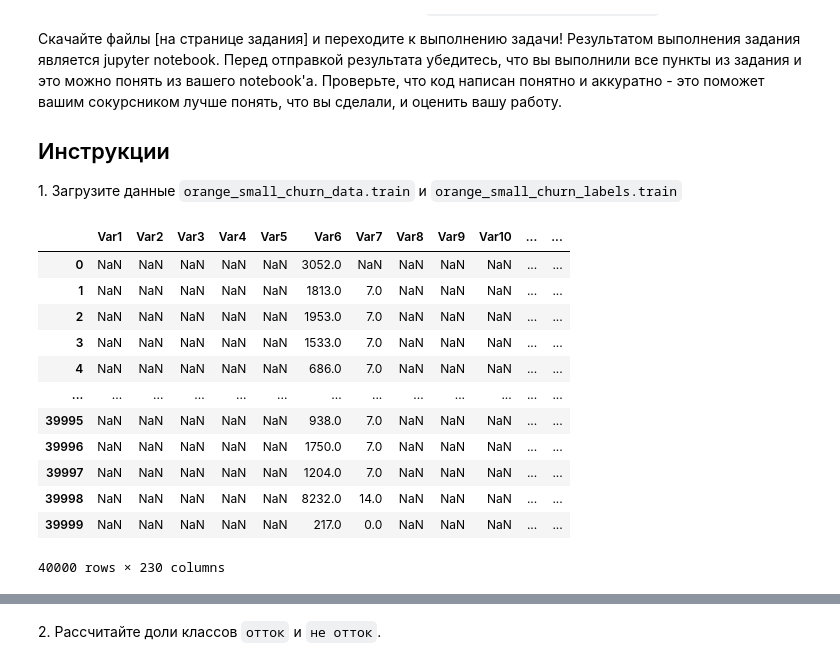
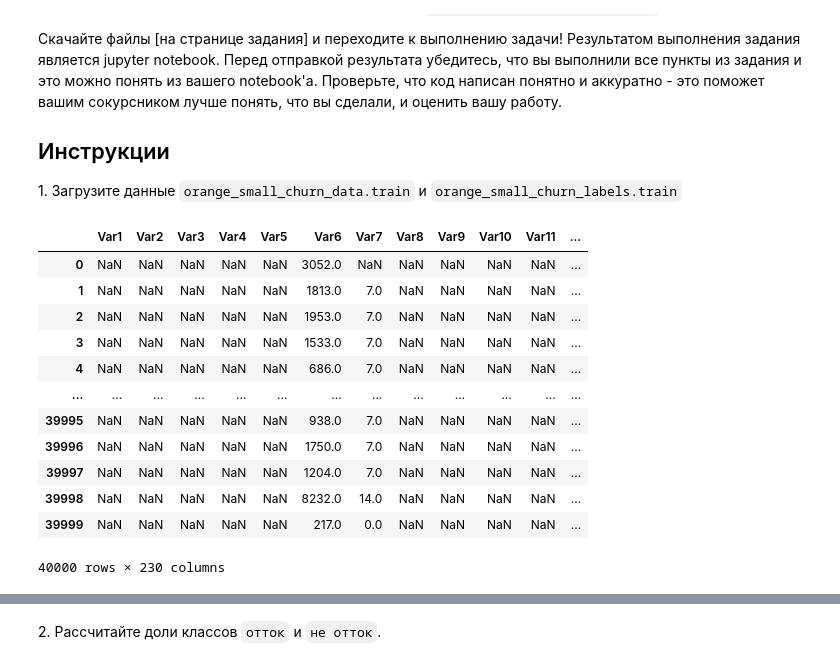
Before and after one commit to Uniholder/Specialization-Yandex-MIPT, a Jupyter notebook: 6_Final_projects/2_churn_prediction/week_1.ipynb, the cells around one changed output, grey strips where cells are left out. Cells and saved outputs as stored; diff of their text form; code cells hidden in the pictures.

```diff
--- a/6_Final_projects/2_churn_prediction/week_1.ipynb
+++ b/6_Final_projects/2_churn_prediction/week_1.ipynb
@@ -22,18 +29,18 @@ PATH_TO_DATA = 'data'
 # %%
-train_df = pd.read_csv(os.path.join(PATH_TO_DATA, 'orange_small_churn_data.train'))
-train_df
+df_train = pd.read_csv(os.path.join(PATH_TO_DATA, 'orange_small_churn_data.train'))
+df_train
 # %% [output]
-|  | Var1 | Var2 | Var3 | Var4 | Var5 | Var6 | Var7 | Var8 | Var9 | Var10 | ... | ... |
-| 0 | NaN | NaN | NaN | NaN | NaN | 3052.0 | NaN | NaN | NaN | NaN | ... | ... |
-| 1 | NaN | NaN | NaN | NaN | NaN | 1813.0 | 7.0 | NaN | NaN | NaN | ... | ... |
-| 2 | NaN | NaN | NaN | NaN | NaN | 1953.0 | 7.0 | NaN | NaN | NaN | ... | ... |
-| 3 | NaN | NaN | NaN | NaN | NaN | 1533.0 | 7.0 | NaN | NaN | NaN | ... | ... |
-| 4 | NaN | NaN | NaN | NaN | NaN | 686.0 | 7.0 | NaN | NaN | NaN | ... | ... |
+|  | Var1 | Var2 | Var3 | Var4 | Var5 | Var6 | Var7 | Var8 | Var9 | Var10 | Var11 | ... |
+| 0 | NaN | NaN | NaN | NaN | NaN | 3052.0 | NaN | NaN | NaN | NaN | NaN | ... |
+| 1 | NaN | NaN | NaN | NaN | NaN | 1813.0 | 7.0 | NaN | NaN | NaN | NaN | ... |
+| 2 | NaN | NaN | NaN | NaN | NaN | 1953.0 | 7.0 | NaN | NaN | NaN | NaN | ... |
+| 3 | NaN | NaN | NaN | NaN | NaN | 1533.0 | 7.0 | NaN | NaN | NaN | NaN | ... |
+| 4 | NaN | NaN | NaN | NaN | NaN | 686.0 | 7.0 | NaN | NaN | NaN | NaN | ... |
 | ... | ... | ... | ... | ... | ... | ... | ... | ... | ... | ... | ... | ... |
-| 39995 | NaN | NaN | NaN | NaN | NaN | 938.0 | 7.0 | NaN | NaN | NaN | ... | ... |
-| 39996 | NaN | NaN | NaN | NaN | NaN | 1750.0 | 7.0 | NaN | NaN | NaN | ... | ... |
-| 39997 | NaN | NaN | NaN | NaN | NaN | 1204.0 | 7.0 | NaN | NaN | NaN | ... | ... |
-| 39998 | NaN | NaN | NaN | NaN | NaN | 8232.0 | 14.0 | NaN | NaN | NaN | ... | ... |
-| 39999 | NaN | NaN | NaN | NaN | NaN | 217.0 | 0.0 | NaN | NaN | NaN | ... | ... |
+| 39995 | NaN | NaN | NaN | NaN | NaN | 938.0 | 7.0 | NaN | NaN | NaN | NaN | ... |
+| 39996 | NaN | NaN | NaN | NaN | NaN | 1750.0 | 7.0 | NaN | NaN | NaN | NaN | ... |
+| 39997 | NaN | NaN | NaN | NaN | NaN | 1204.0 | 7.0 | NaN | NaN | NaN | NaN | ... |
+| 39998 | NaN | NaN | NaN | NaN | NaN | 8232.0 | 14.0 | NaN | NaN | NaN | NaN | ... |
+| 39999 | NaN | NaN | NaN | NaN | NaN | 217.0 | 0.0 | NaN | NaN | NaN | NaN | ... |
 40000 rows × 230 columns
 # %%
```
Also changed, not shown: parts of 24 cells of this notebook.
